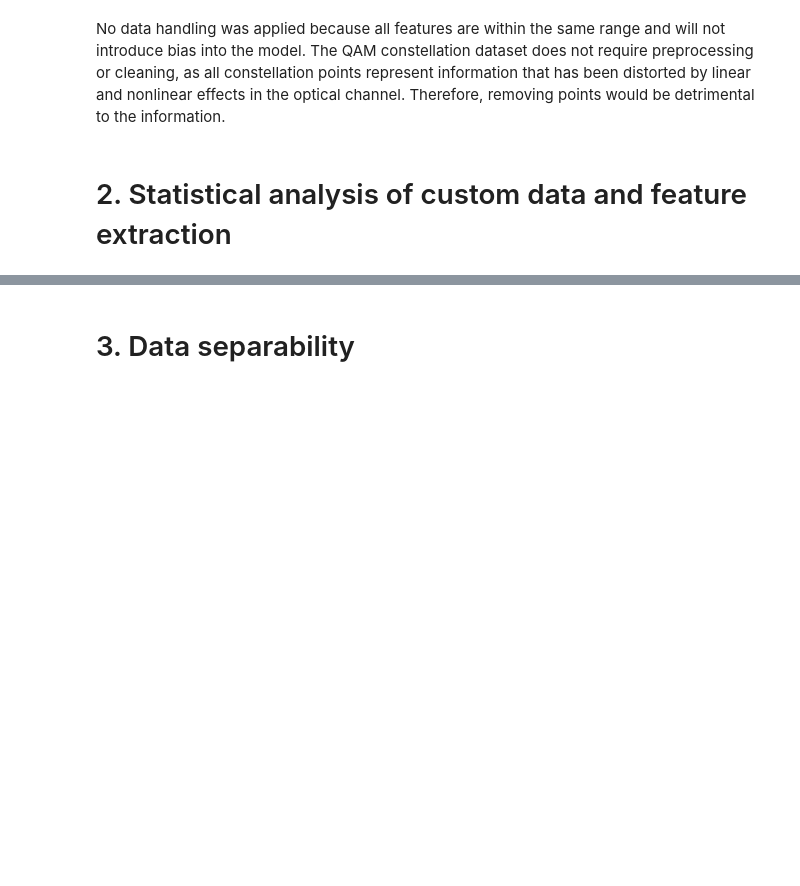
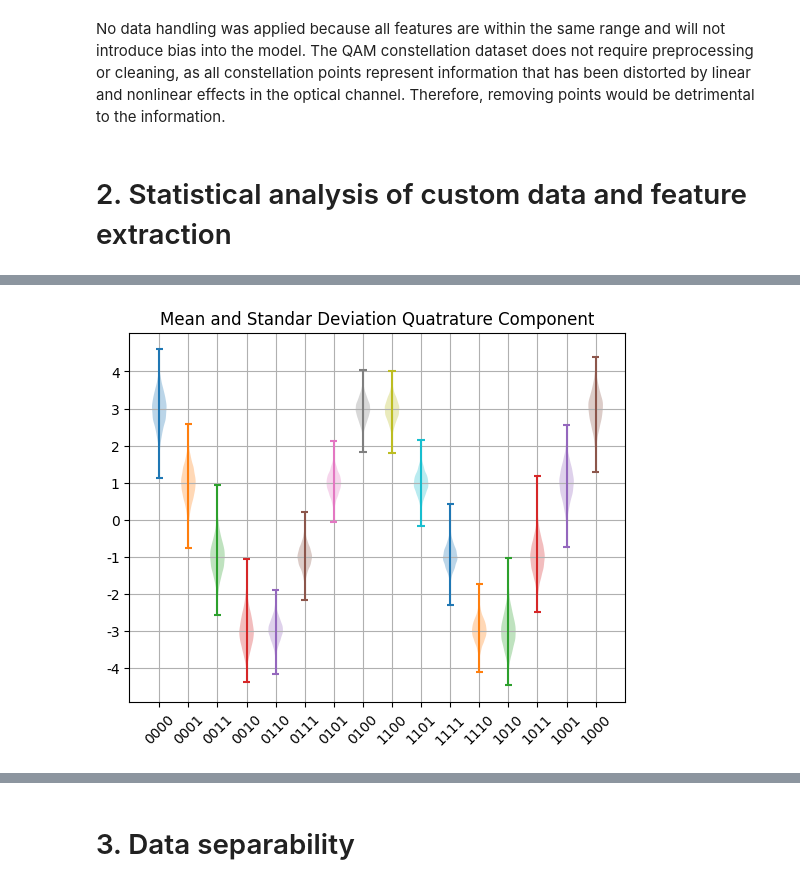
Before and after one commit to miguel-solarte/ScientificProgramming-ITM, a Jupyter notebook: Second_lab/Second_lab.ipynb, the cells around one changed output, grey strips where cells are left out. Cells and saved outputs as stored; diff of their text form; code cells hidden in the pictures; blank space fills up the shorter version.

```diff
--- a/Second_lab/Second_lab.ipynb
+++ b/Second_lab/Second_lab.ipynb
@@ -370,0 +426,25 @@ No data handling was applied because all features are within the same range and
+# %%
+for i, j in enumerate(list(df_const_16QAM.labels_decimal)):
+    cluster_quadrature_16QAM= quadrature_16QAM[labels_data_16QAM == j]
+    plt.violinplot(cluster_quadrature_16QAM, positions = [i])
+
+plt.xticks(
+    ticks=np.unique(labels_data_16QAM),
+    labels=df_const_16QAM.labels_bin,
+    rotation=45,
+    fontsize=10
+)
+
+
+plt.yticks(
+    ticks = np.arange(-4, 5),
+    labels= np.arange(-4, 5),
+    fontsize=10
+)
+
+plt.title("Mean and Standar Deviation Quatrature Component")
+
+plt.grid(True)
+plt.show()
+# %% [output]
+[figure, added]
```
Also changed, not shown: parts of 9 cells of this notebook.
